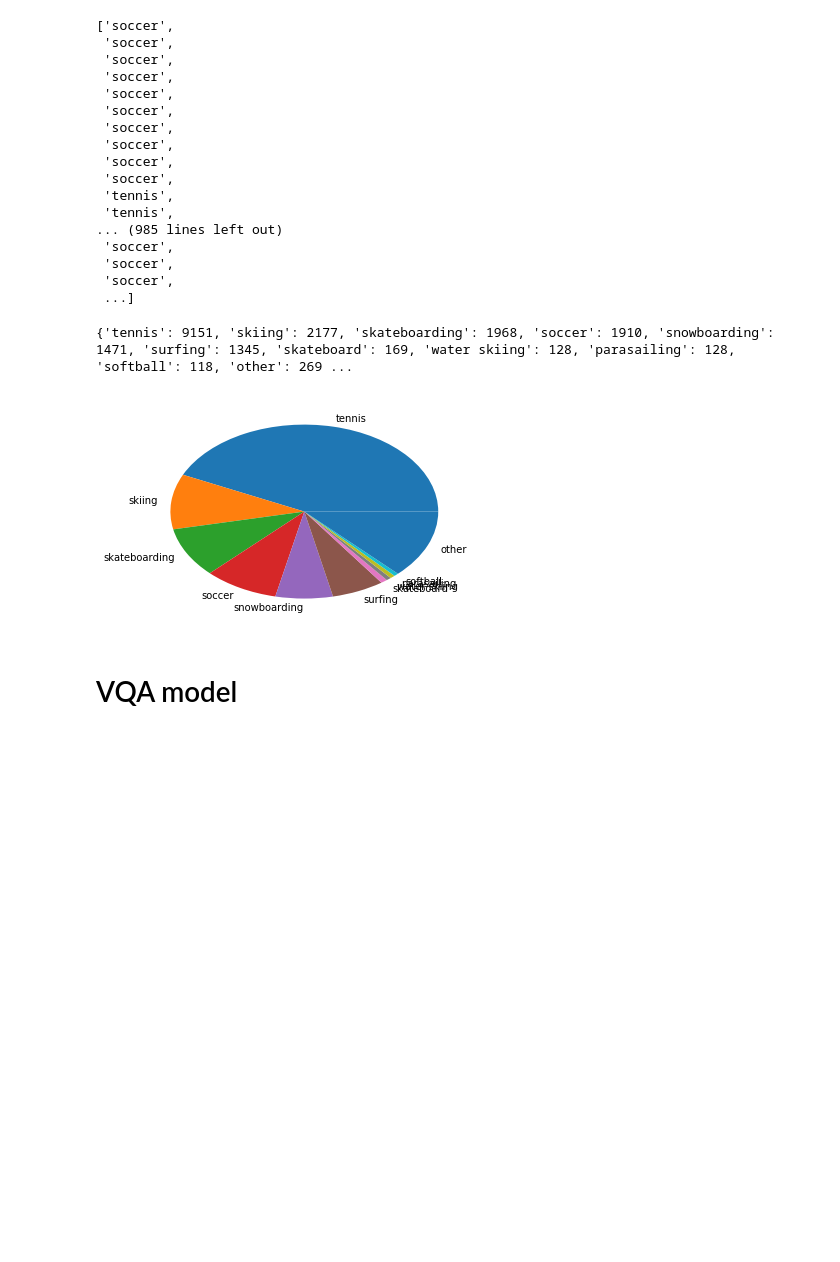
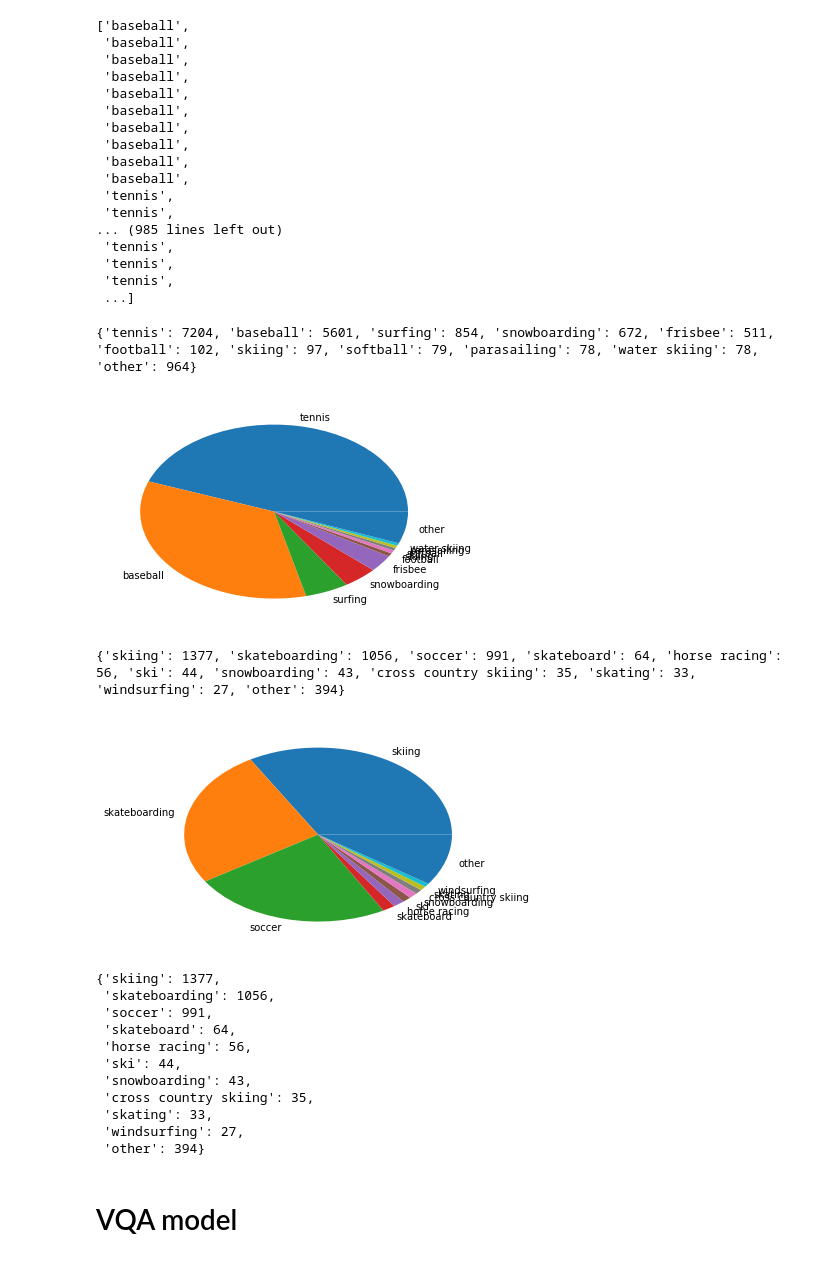
Before and after one commit to gabegrand/adversarial-vqa, a Jupyter notebook: viz.ipynb, the cells around one changed output. Saved outputs shown, nothing was run; the diff lists cells and outputs as text; code cells hidden in the pictures; blank space fills up the shorter version.

Commit message:
Produces pretty visualization

```diff
--- a/viz.ipynb
+++ b/viz.ipynb
@@ -8,3 +41,4 @@ import yaml
 # %%
-with open('data_prep/vqa_v2.0_cp/vqacp_v2_trainsplit_annotations.json', 'r') as f:
-    annotations = json.load(f)
+with open('data_prep/vqa_v1.0_cp/vqacp_v1_trainsplit_annotations.json', 'r') as f:
+    trainsplit_annotations = json.load(f)
+    trainsplit_types, trainsplit_qid_to_type, trainsplit_type_to_qids = parse_annotations(trainsplit_annotations)
@@ -20,38 +45,57 @@ for a in annotations:
+# %%
+with open('data_prep/vqa_v1.0_cp/vqacp_v1_test_annotations.json', 'r') as f:
+    test_annotations = json.load(f)
+    test_types, test_qid_to_type, test_type_to_qids = parse_annotations(test_annotations)
 # %%
-types['what sport is']
+trainsplit_types['what sport is']
 # %% [output]
-['soccer',
- 'soccer',
- 'soccer',
- 'soccer',
- 'soccer',
- 'soccer',
- 'soccer',
- 'soccer',
- 'soccer',
- 'soccer',
+['baseball',
+ 'baseball',
+ 'baseball',
+ 'baseball',
+ 'baseball',
+ 'baseball',
+ 'baseball',
+ 'baseball',
+ 'baseball',
+ 'baseball',
  'tennis',
  'tennis',
 ... (985 lines left out)
- 'soccer',
- 'soccer',
- 'soccer',
+ 'tennis',
+ 'tennis',
+ 'tennis',
  ...]
-# %%
-c = Counter(types['what sport is'])
 # %%
-top_k = dict(c.most_common(10))
-other_count = sum(c.values()) - sum(top_k.values())
-top_k['other'] = other_count
-print(top_k)
+def viz_prior(qtype, types):
+    c = Counter(types[qtype])
+    top_k = dict(c.most_common(10))
+    other_count = sum(c.values()) - sum(top_k.values())
+    top_k['other'] = other_count
+    print(top_k)
+    plt.pie([float(v) for v in top_k.values()], labels=top_k.keys(),
+           autopct=None)
+    plt.show()
+    return top_k
-# %% [output]
-{'tennis': 9151, 'skiing': 2177, 'skateboarding': 1968, 'soccer': 1910, 'snowboarding': 1471, 'surfing': 1345, 'skateboard': 169, 'water skiing': 128, 'parasailing': 128, 'softball': 118, 'other': 269 ...
-# %%
-plt.pie([float(v) for v in top_k.values()], labels=top_k.keys(),
-           autopct=None)
-plt.show()
-# %% [output]
-[figure, removed]
+# %%
+viz_prior('what sport is', trainsplit_types)
+viz_prior('what sport is', test_types)
+# %% [output]
+{'tennis': 7204, 'baseball': 5601, 'surfing': 854, 'snowboarding': 672, 'frisbee': 511, 'football': 102, 'skiing': 97, 'softball': 79, 'parasailing': 78, 'water skiing': 78, 'other': 964}
+[figure, added]
+{'skiing': 1377, 'skateboarding': 1056, 'soccer': 991, 'skateboard': 64, 'horse racing': 56, 'ski': 44, 'snowboarding': 43, 'cross country skiing': 35, 'skating': 33, 'windsurfing': 27, 'other': 394}
+[figure, added]
+{'skiing': 1377,
+ 'skateboarding': 1056,
+ 'soccer': 991,
+ 'skateboard': 64,
+ 'horse racing': 56,
+ 'ski': 44,
+ 'snowboarding': 43,
+ 'cross country skiing': 35,
+ 'skating': 33,
+ 'windsurfing': 27,
+ 'other': 394}
 # %% [markdown]
 # VQA model
 # %%
```
Also changed, not shown: parts of 44 cells of this notebook.
